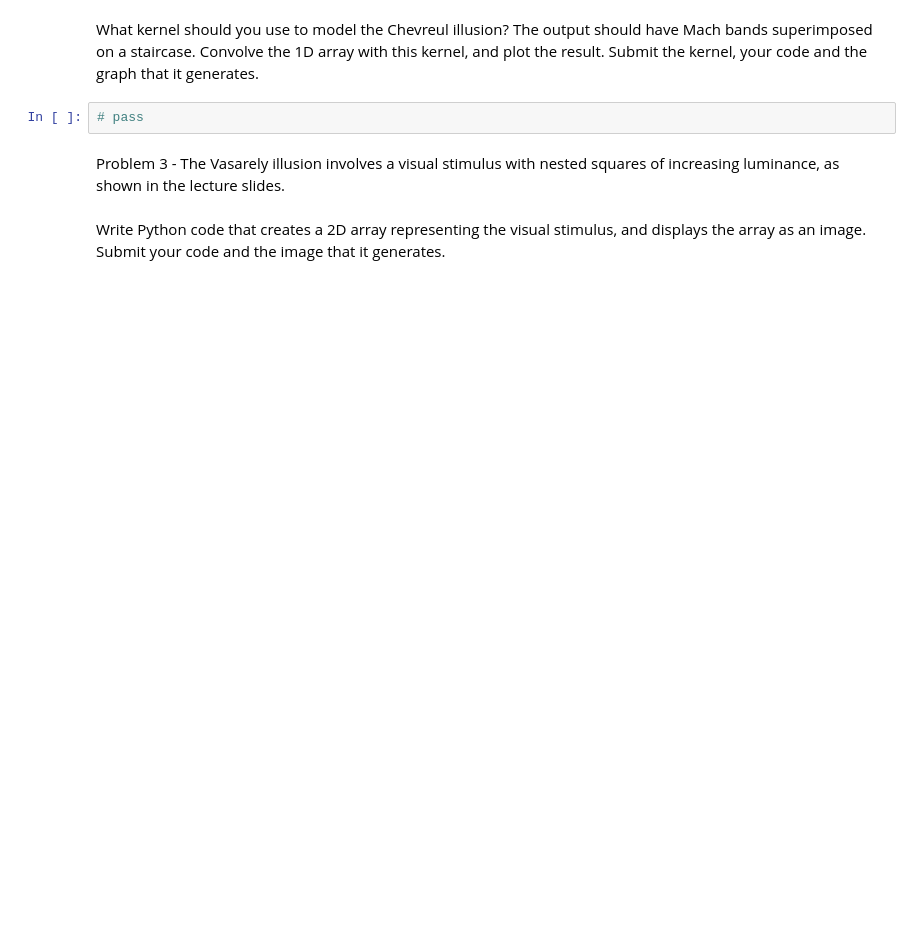
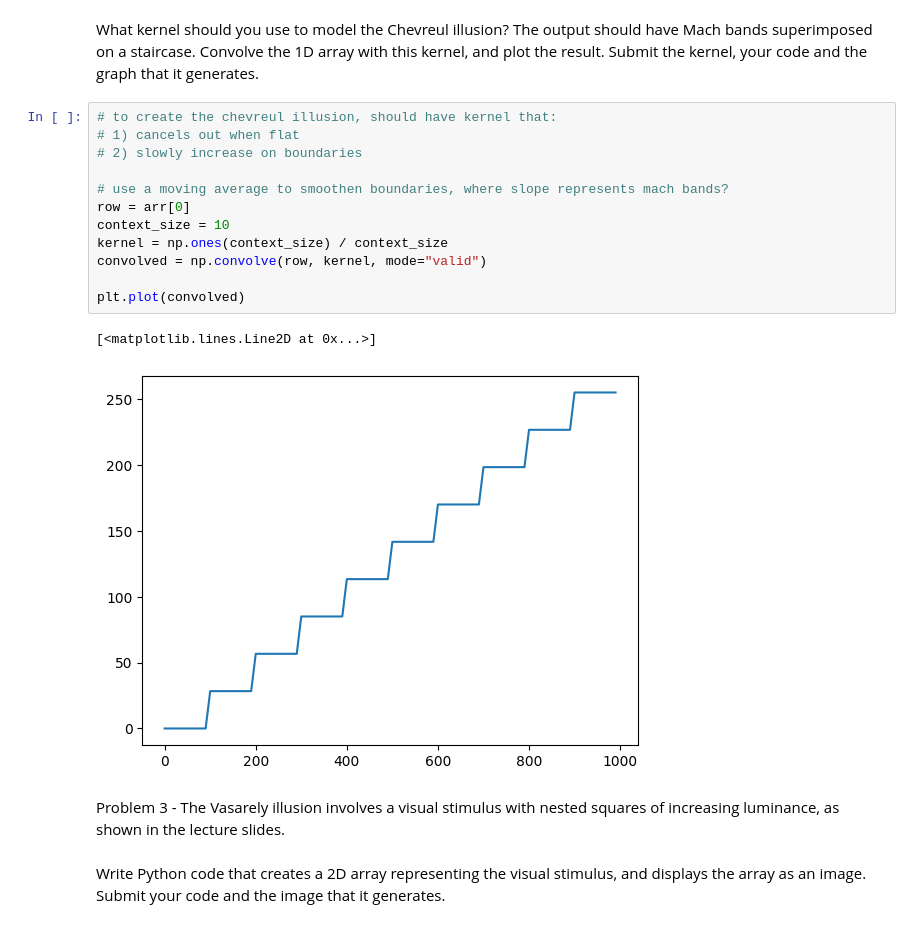
Before and after one commit to smkim0508/COS486-Notes, a Jupyter notebook: COS486_Assignment_2.ipynb, the cells around one changed output. Drawn from its saved outputs; the diff is of its cells as text; blank space fills up the shorter version.

```diff
--- a/COS486_Assignment_2.ipynb
+++ b/COS486_Assignment_2.ipynb
@@ -64,7 +66,20 @@ plt.show()
 # %% [markdown]
 What kernel should you use to model the Chevreul illusion? The output should have  Mach bands superimposed on a staircase. Convolve the 1D array with this kernel, and plot the result. Submit the kernel, your code and the graph that it generates.
-# %%
-# pass
+# %%
+# to create the chevreul illusion, should have kernel that:
+# 1) cancels out when flat
+# 2) slowly increase on boundaries
+
+# use a moving average to smoothen boundaries, where slope represents mach bands?
+row = arr[0]
+context_size = 10
+kernel = np.ones(context_size) / context_size
+convolved = np.convolve(row, kernel, mode="valid")
+
+plt.plot(convolved)
+# %% [output]
+[<matplotlib.lines.Line2D at 0x...>]
+[figure, added]
 # %% [markdown]
 
 Problem 3 - The Vasarely illusion involves a visual stimulus with nested squares of increasing luminance, as shown in the lecture slides.
```
Also changed, not shown: parts of 3 cells of this notebook.
